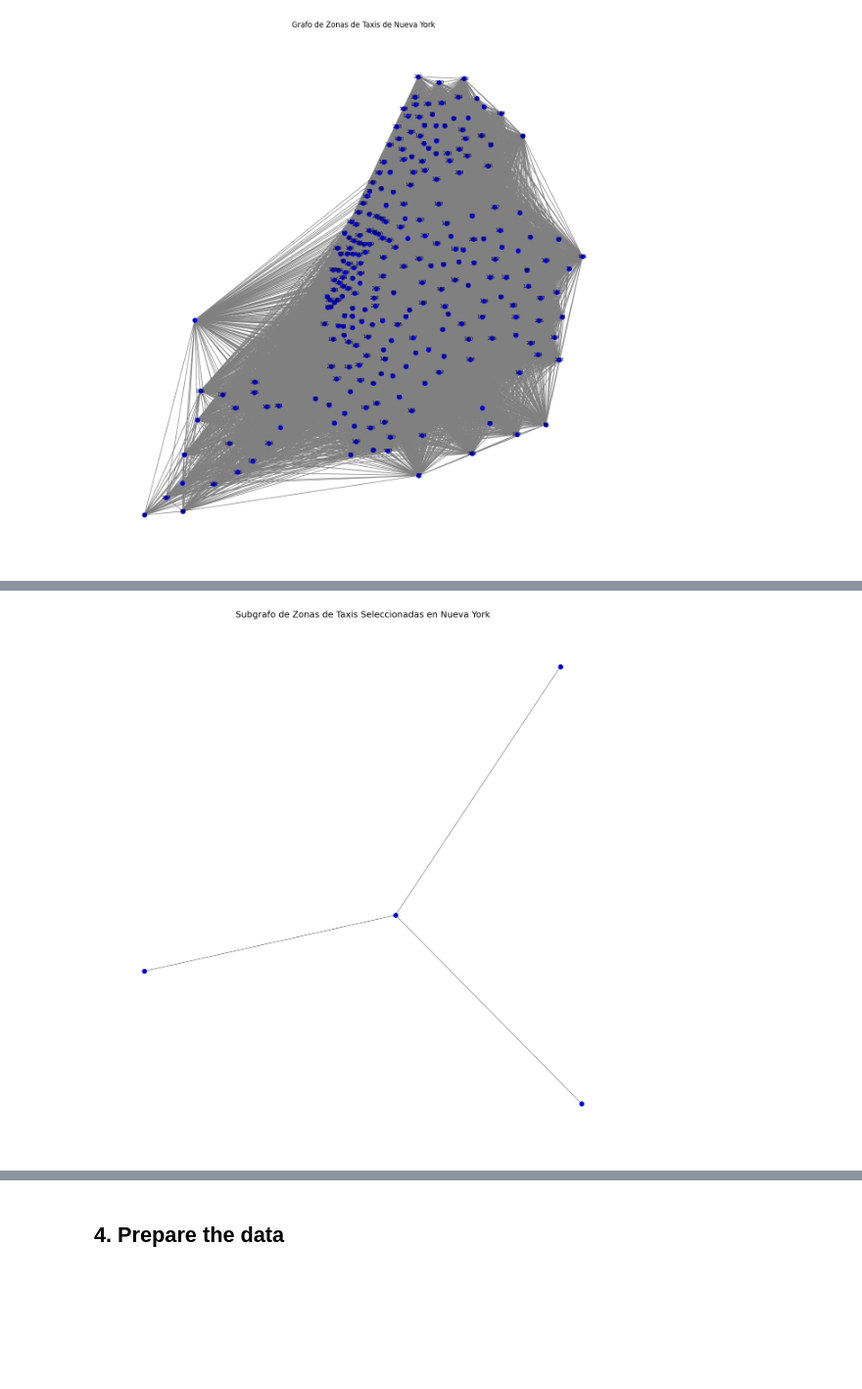
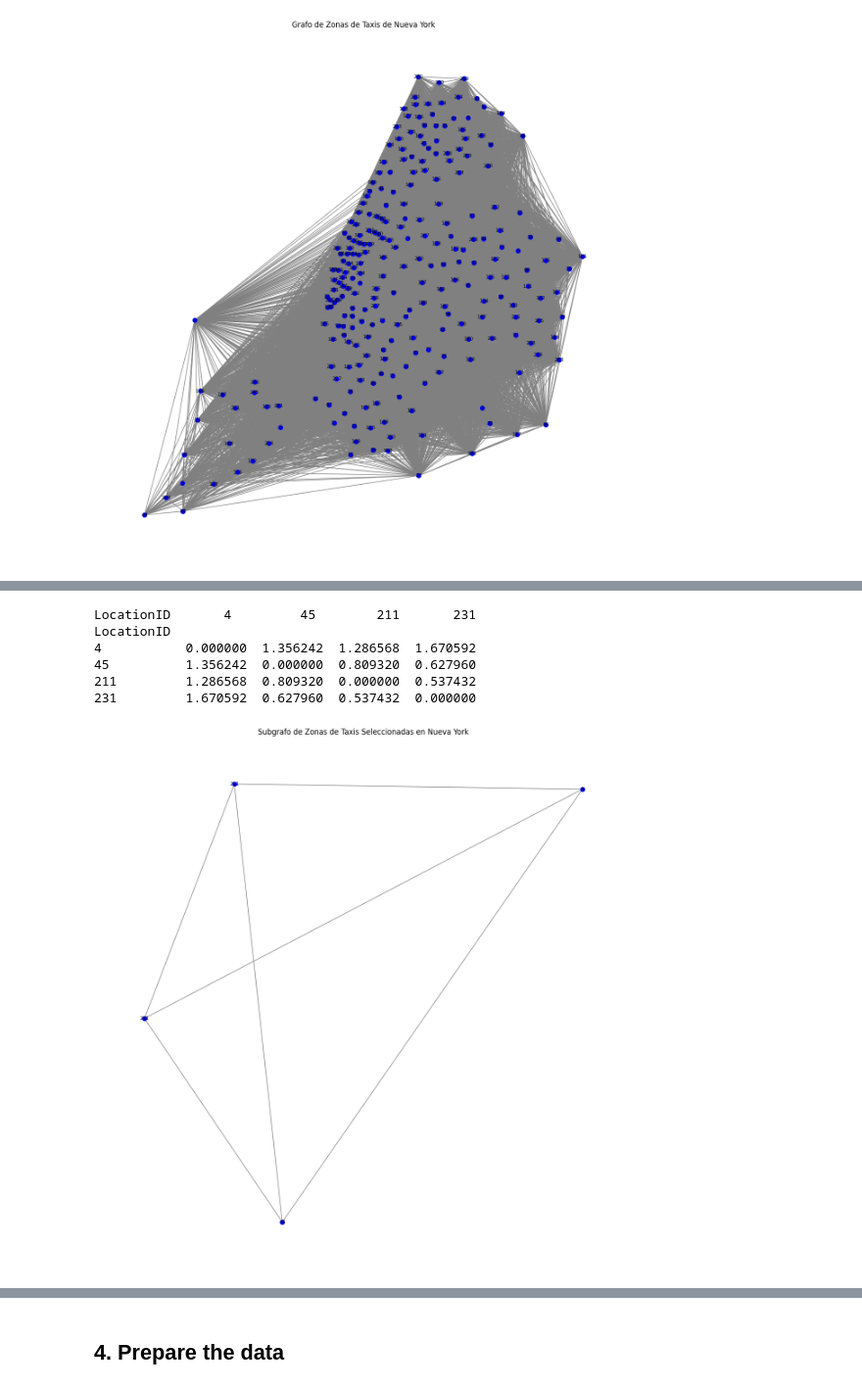
Before and after one commit to paula-martinezmoreno/Route-Selection-with-Probabilistic-Optimization-through-Geospatial-Deep-Learning, a Jupyter notebook: Predictins with T-GCN.ipynb, the cells around one changed output, grey strips where cells are left out. Shown at 98% size. Drawn from its saved outputs; the diff is of its cells as text; code cells hidden in the pictures; blank space fills up the shorter version.

```diff
--- a/Predictins with T-GCN.ipynb
+++ b/Predictins with T-GCN.ipynb
@@ -282,17 +327,33 @@ Nodos existentes en el grafo: [1, 2, 3, 4]
+# %%
+# Definir los LocationIDs que quieres extraer
+location_ids = [4, 45, 211, 231]
+
+# Filtrar el DataFrame para obtener solo las filas y columnas con los LocationIDs específicos
+filtered_distances_df = distances_df.loc[distances_df.index.isin(location_ids), distances_df.columns.isin(location_ids)]
+
+# Mostrar el DataFrame filtrado
+print(filtered_distances_df)
+# %% [output]
+LocationID       4         45        211       231
+LocationID
+4           0.000000  1.356242  1.286568  1.670592
+45          1.356242  0.000000  0.809320  0.627960
+211         1.286568  0.809320  0.000000  0.537432
+231         1.670592  0.627960  0.537432  0.000000
 # %%
 # Select 4 specifict LocationIDs
-sub_zone_ids = [1, 2, 3, 4]
+sub_zone_ids = [4, 45, 211, 231]
 
 # Create subgraph
 sub_G = G.subgraph(sub_zone_ids)
 
 # Extract the positions of the subgraph
 sub_pos = {zone: (data['pos'][0], data['pos'][1]) for zone, data in sub_G.nodes(data=True)}
 
 # plot the subgraph
 plt.figure(figsize=(12, 12))
 nx.draw(sub_G, sub_pos, with_labels=True, node_size=50, node_color='blue', font_size=8, font_color='black', edge_color='gray')
 plt.title('Subgrafo de Zonas de Taxis Seleccionadas en Nueva York')
 plt.show()
 # %% [output]
-[figure, old version]
+[figure, new version]
```
Also changed, not shown: parts of 18 cells of this notebook.
